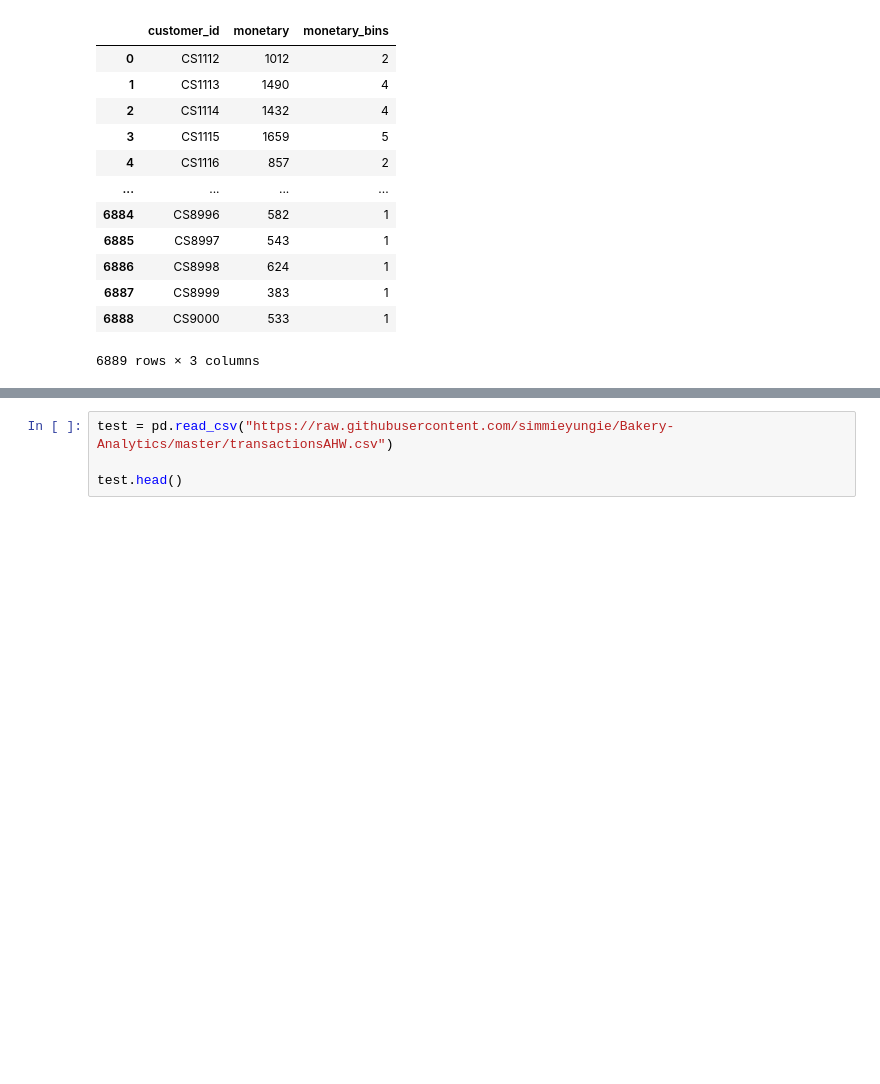
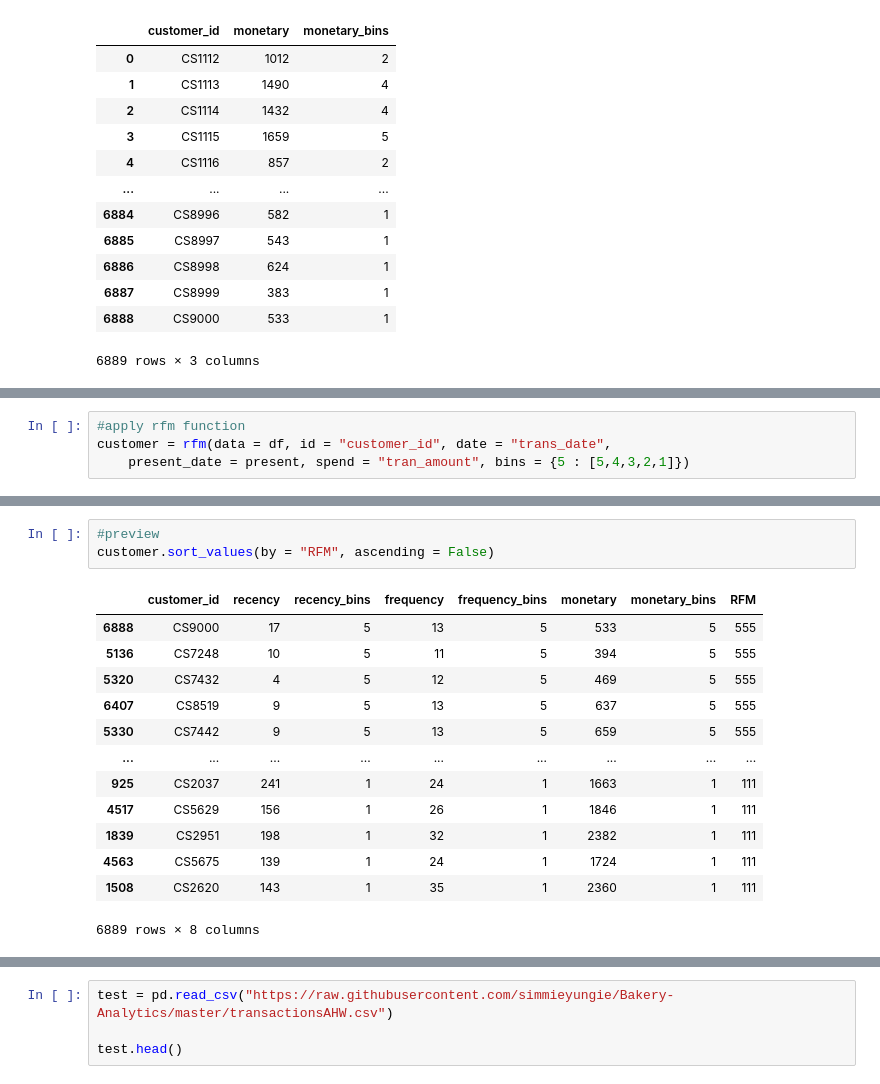
Before and after one commit to simmieyungie/PyRFM, a Jupyter notebook: Playground/RFM-Playground.ipynb, the cells around one changed output, grey strips where cells are left out. Saved outputs shown, nothing was run; the diff lists cells and outputs as text; blank space fills up the shorter version.

```diff
--- a/Playground/RFM-Playground.ipynb
+++ b/Playground/RFM-Playground.ipynb
@@ -442,0 +428,4 @@ Warning: The number of bins for quantile is not same as the label. default is {5
+# %%
+#apply rfm function
+customer = rfm(data = df, id = "customer_id", date = "trans_date",
+    present_date = present, spend = "tran_amount", bins = {5 : [5,4,3,2,1]})
@@ -442,0 +437,17 @@ Warning: The number of bins for quantile is not same as the label. default is {5
+# %%
+#preview
+customer.sort_values(by = "RFM", ascending = False)
+# %% [output]
+|  | customer_id | recency | recency_bins | frequency | frequency_bins | monetary | monetary_bins | RFM |
+| 6888 | CS9000 | 17 | 5 | 13 | 5 | 533 | 5 | 555 |
+| 5136 | CS7248 | 10 | 5 | 11 | 5 | 394 | 5 | 555 |
+| 5320 | CS7432 | 4 | 5 | 12 | 5 | 469 | 5 | 555 |
+| 6407 | CS8519 | 9 | 5 | 13 | 5 | 637 | 5 | 555 |
+| 5330 | CS7442 | 9 | 5 | 13 | 5 | 659 | 5 | 555 |
+| ... | ... | ... | ... | ... | ... | ... | ... | ... |
+| 925 | CS2037 | 241 | 1 | 24 | 1 | 1663 | 1 | 111 |
+| 4517 | CS5629 | 156 | 1 | 26 | 1 | 1846 | 1 | 111 |
+| 1839 | CS2951 | 198 | 1 | 32 | 1 | 2382 | 1 | 111 |
+| 4563 | CS5675 | 139 | 1 | 24 | 1 | 1724 | 1 | 111 |
+| 1508 | CS2620 | 143 | 1 | 35 | 1 | 2360 | 1 | 111 |
+6889 rows × 8 columns
```
Also changed, not shown: parts of 13 cells of this notebook, 5 other files.
